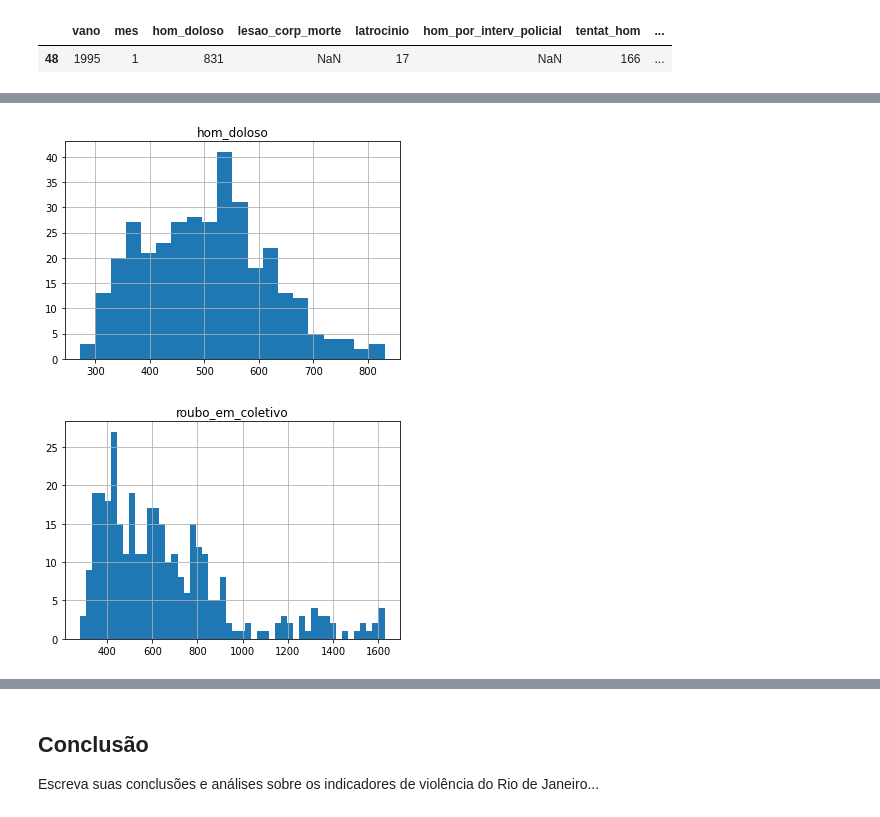
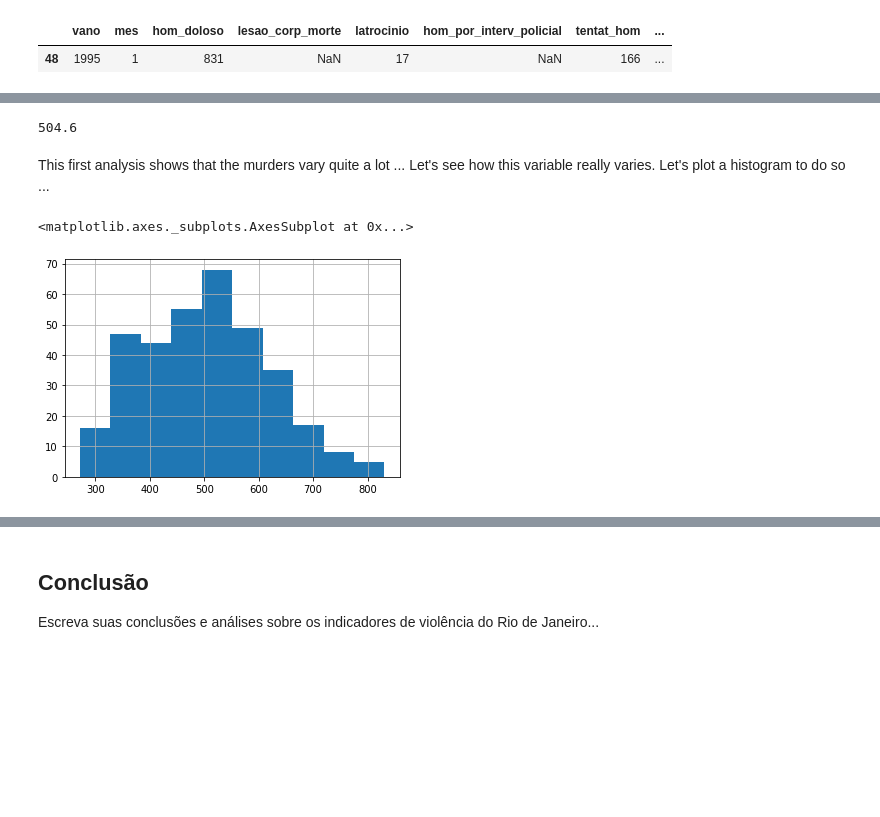
Before and after one commit to JoaoSiqueiraDS/DS_Days, a Jupyter notebook: [Template]_Rio_Violence_EDA_V3.ipynb, the cells around one changed output, grey strips where cells are left out. Saved outputs shown, nothing was run; the diff lists cells and outputs as text; code cells hidden in the pictures; blank space fills up the shorter version.

```diff
--- a/[Template]_Rio_Violence_EDA_V3.ipynb
+++ b/[Template]_Rio_Violence_EDA_V3.ipynb
@@ -416,9 +440,15 @@ Plote e comente os seguintes gráficos:
-# %%
-# histograms
-
-df.hist("hom_doloso",bins=20);
-
-df.hist("roubo_em_coletivo", bins=50);
-# %% [output]
-[figure, removed]
-[figure, removed]
+# %%
+# Knowing the mean of murders per month
+
+round(df.hom_doloso.mean(),1)
+# %% [output]
+504.6
+# %% [markdown]
+This first analysis shows that the murders vary quite a lot ... Let's see how this variable really varies. Let's plot a histogram to do so ...
+# %%
+# Plotting a histogram graph of murders
+
+df.hom_doloso.hist()
+# %% [output]
+<matplotlib.axes._subplots.AxesSubplot at 0x...>
+[figure, added]
```
Also changed, not shown: parts of 14 cells of this notebook.
